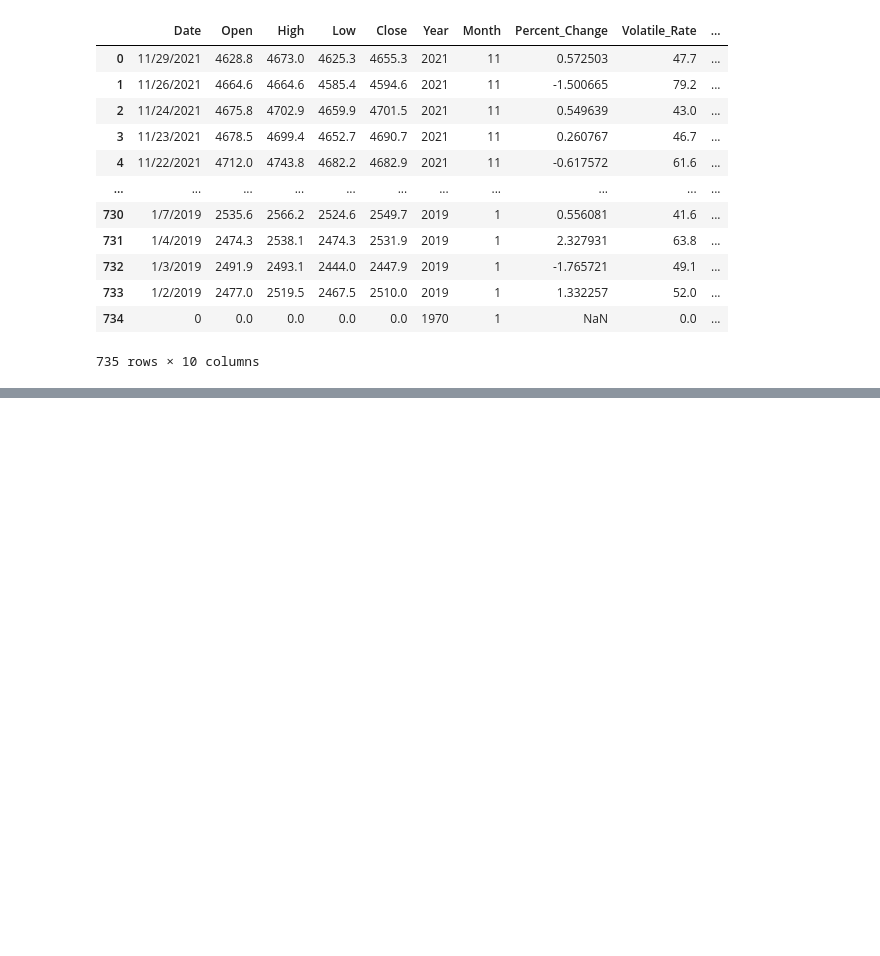
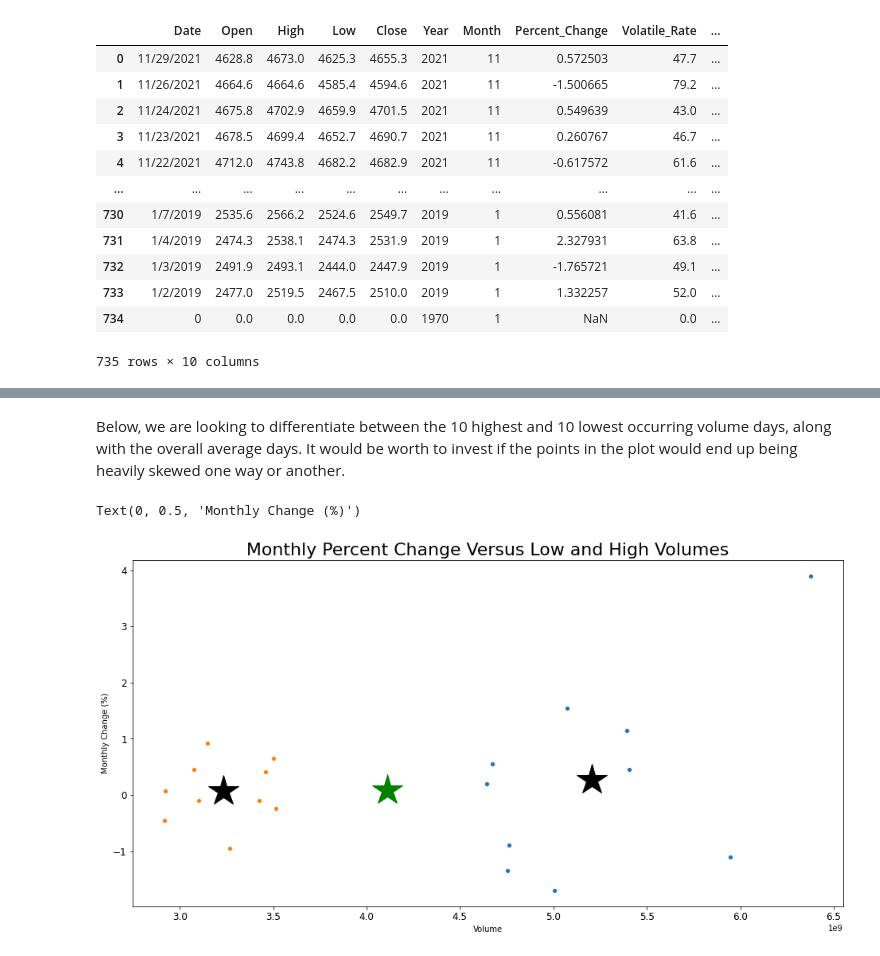
Before and after one commit to Snail2037/CMSC320-Final-Project, a Jupyter notebook: S&P500.ipynb, the cells around one changed output, grey strips where cells are left out. Saved outputs shown, nothing was run; the diff lists cells and outputs as text; code cells hidden in the pictures; blank space fills up the shorter version.

Commit message:
Added analysis on volume days

```diff
--- a/S&P500.ipynb
+++ b/S&P500.ipynb
@@ -190,0 +197,3 @@ sns.factorplot(x="Year", y="Stock Price ($)", data=df)
+# %%
+df['Monthly_Change'] = (((df['Stock Price ($) (Closing)'] - df['Stock Price ($) (Opening)'])/ df['Stock Price ($) (Opening)']) * 100).reset_index(drop = True)
+df
@@ -190,0 +218,2 @@ sns.factorplot(x="Year", y="Stock Price ($)", data=df)
+# %% [markdown]
+Below, we are looking to differentiate between the 10 highest and 10 lowest occurring volume days, along with the overall average days. It would be worth to invest if the points in the plot would end up being heavily skewed one way or another.
@@ -190,0 +252,18 @@ sns.factorplot(x="Year", y="Stock Price ($)", data=df)
+# %%
+# Plots all individual points for df dataset (10 most and least volume days, respectively)
+sns.scatterplot(data = df_most, x = "Volume", y = "Monthly_Change")
+sns.scatterplot(data = df_least, x = "Volume", y = "Monthly_Change")
+
+# Plots averages
+plt.plot(df_most_vol, df_most_avg, marker='*', markersize = 40, linestyle='none', color = 'black')
+plt.plot(df_least_vol, df_least_avg, marker='*', markersize = 40, linestyle='none', color = 'black')
+plt.plot(df_avg_vol, df_avg_percent, marker='*', markersize = 40, linestyle='none', color = 'Green')
+
+plt.title('Monthly Percent Change Versus Low and High Volumes', fontsize = 22)
+plt.xticks(fontsize = 12)
+plt.yticks(fontsize = 12)
+plt.xlabel("Volume")
+plt.ylabel("Monthly Change (%)")
+# %% [output]
+Text(0, 0.5, 'Monthly Change (%)')
+[figure, added]
```
Also changed, not shown: parts of 11 cells of this notebook.
